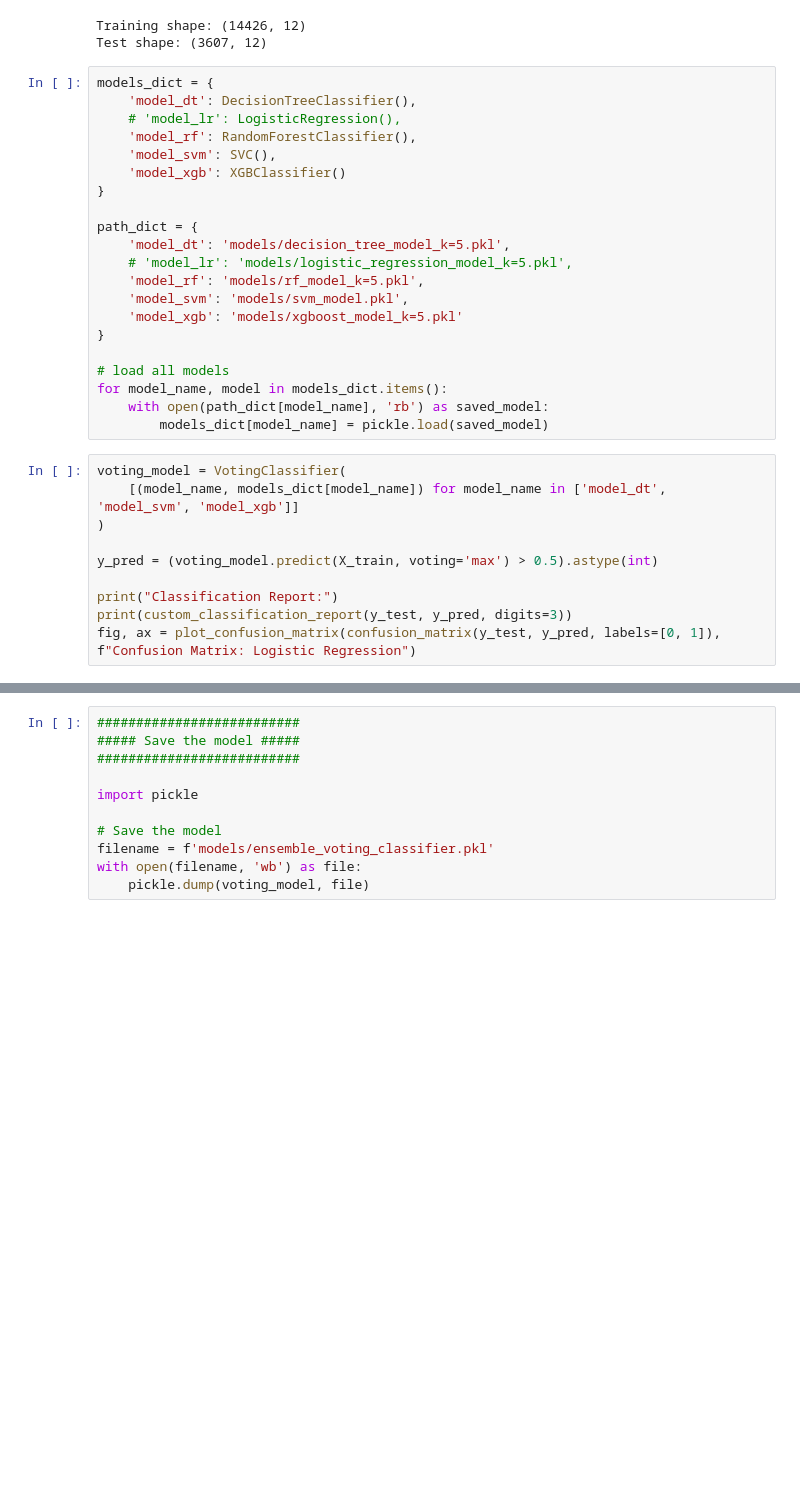
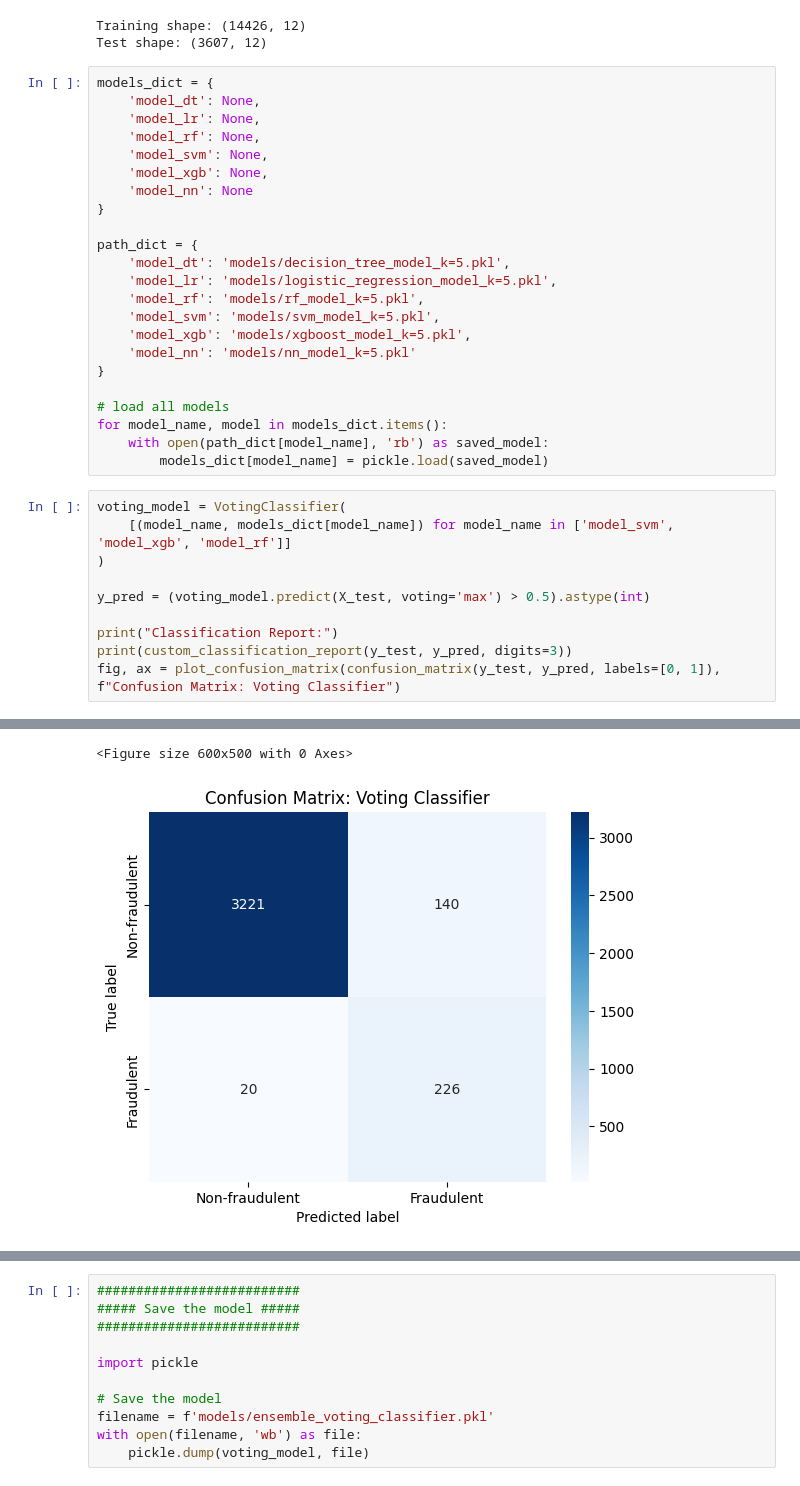
Before and after one commit to dev-JasonYoo/Fraudulent-Job-Posting-Prediction-with-NLP, a Jupyter notebook: 4_data_training_ensemble_training.ipynb, the cells around one changed output, grey strips where cells are left out. Drawn from its saved outputs; the diff is of its cells as text; blank space fills up the shorter version.

```diff
--- a/4_data_training_ensemble_training.ipynb
+++ b/4_data_training_ensemble_training.ipynb
@@ -90,19 +90,21 @@ Training shape: (14426, 12)
 Test shape: (3607, 12)
 # %%
 models_dict = {
-    'model_dt': DecisionTreeClassifier(),
-    # 'model_lr': LogisticRegression(),
-    'model_rf': RandomForestClassifier(),
-    'model_svm': SVC(),
-    'model_xgb': XGBClassifier()
+    'model_dt': None,
+    'model_lr': None,
+    'model_rf': None,
+    'model_svm': None,
+    'model_xgb': None,
+    'model_nn': None
 }
 
 path_dict = {
     'model_dt': 'models/decision_tree_model_k=5.pkl',
-    # 'model_lr': 'models/logistic_regression_model_k=5.pkl',
+    'model_lr': 'models/logistic_regression_model_k=5.pkl',
     'model_rf': 'models/rf_model_k=5.pkl',
-    'model_svm': 'models/svm_model.pkl',
-    'model_xgb': 'models/xgboost_model_k=5.pkl'
+    'model_svm': 'models/svm_model_k=5.pkl',
+    'model_xgb': 'models/xgboost_model_k=5.pkl',
+    'model_nn': 'models/nn_model_k=5.pkl'
 }
 
 # load all models
@@ -111,11 +113,12 @@ for model_name, model in models_dict.items():
         models_dict[model_name] = pickle.load(saved_model)
 # %%
 voting_model = VotingClassifier(
-    [(model_name, models_dict[model_name]) for model_name in ['model_dt', 'model_svm', 'model_xgb']]
+    [(model_name, models_dict[model_name]) for model_name in ['model_svm', 'model_xgb', 'model_rf']]
 )
 
-y_pred = (voting_model.predict(X_train, voting='max') > 0.5).astype(int)
+y_pred = (voting_model.predict(X_test, voting='max') > 0.5).astype(int)
 
 print("Classification Report:")
 print(custom_classification_report(y_test, y_pred, digits=3))
-fig, ax = plot_confusion_matrix(confusion_matrix(y_test, y_pred, labels=[0, 1]), f"Confusion Matrix: Logistic Regression")
+fig, ax = plot_confusion_matrix(confusion_matrix(y_test, y_pred, labels=[0, 1]), f"Confusion Matrix: Voting Classifier")
+# %% [output]
@@ -121,0 +132,2 @@ fig, ax = plot_confusion_matrix(confusion_matrix(y_test, y_pred, labels=[0, 1]),
+<Figure size 600x500 with 0 Axes>
+[figure, added]
```
Also changed, not shown: parts of 3 cells of this notebook.
